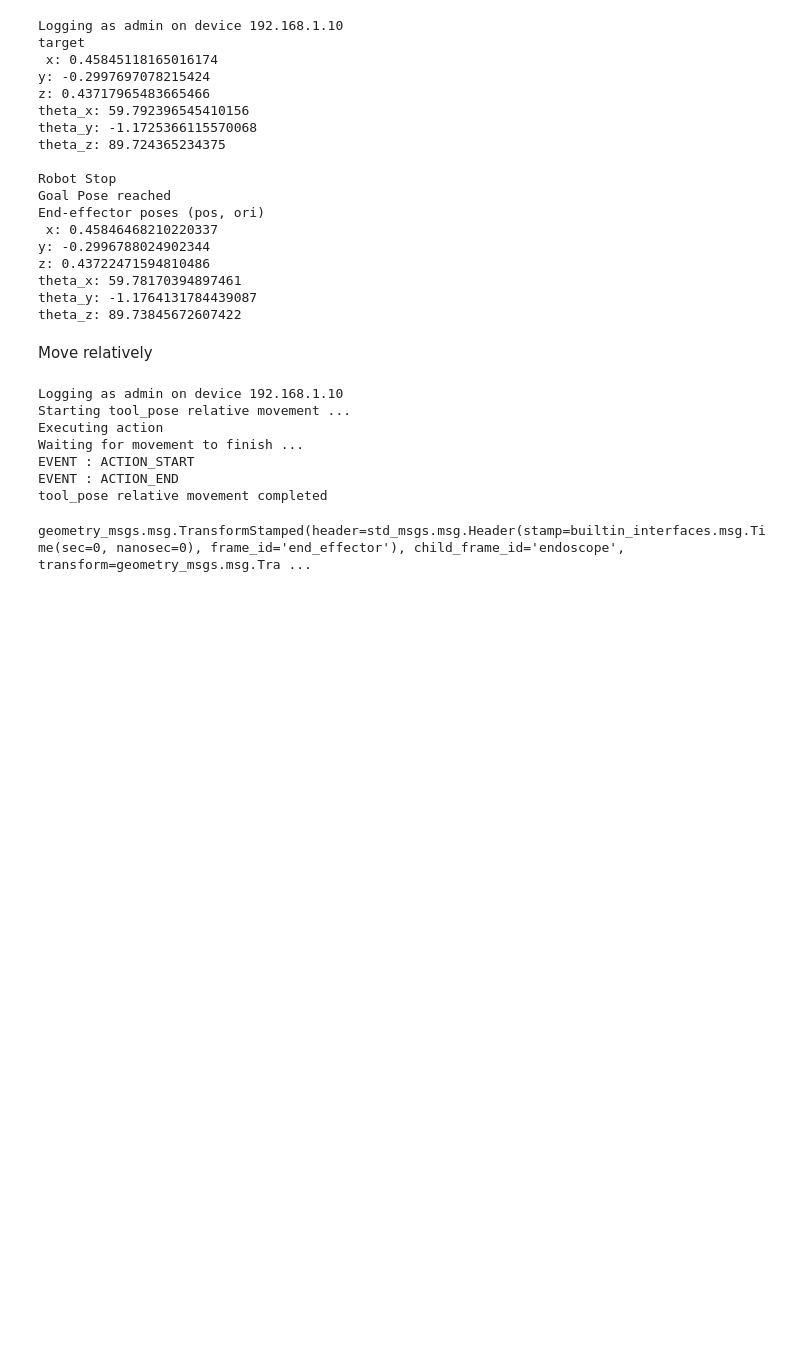
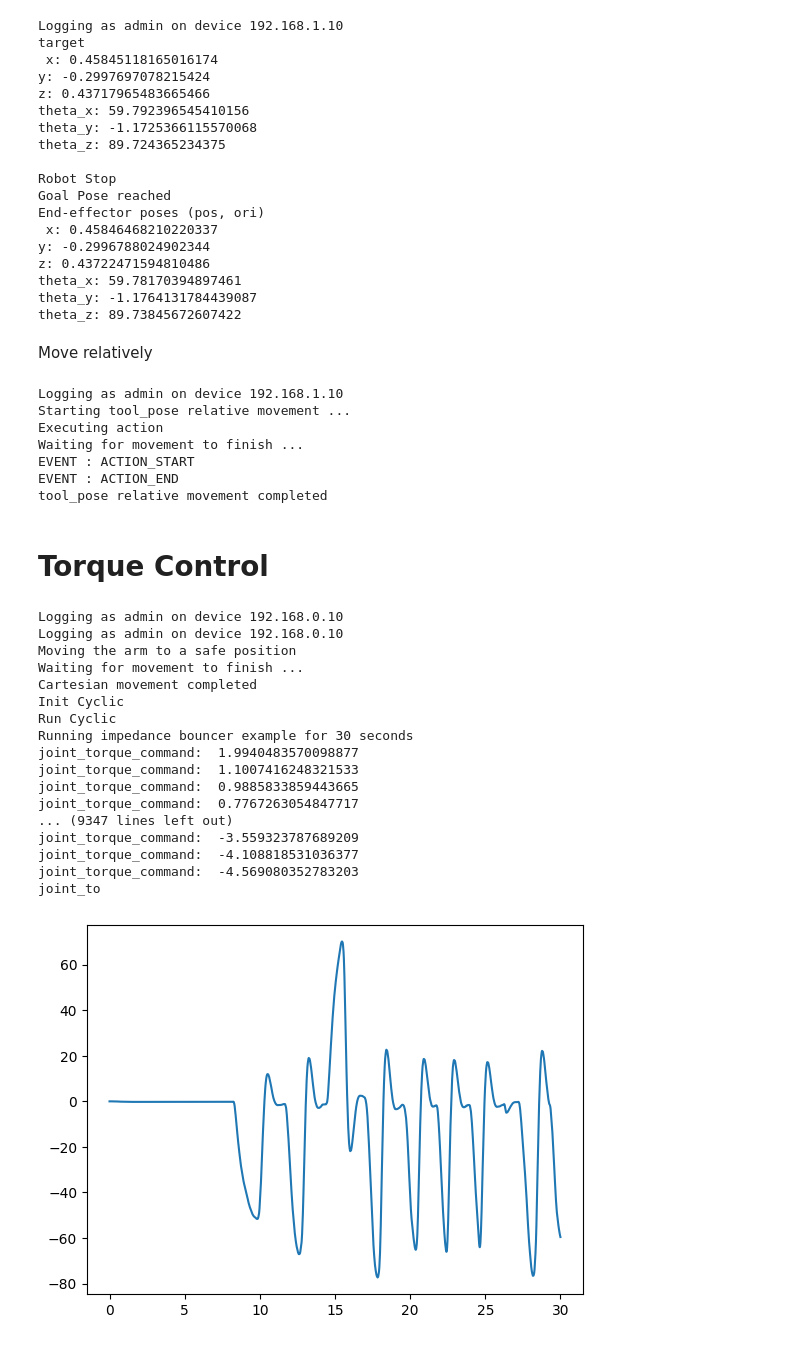
Before and after one commit to kczttm/ros2_kinova_ws, a Jupyter notebook: src/gen3_7dof/gen3_7dof/api_testing.ipynb, the cells around one changed output. Saved outputs shown, nothing was run; the diff lists cells and outputs as text; code cells hidden in the pictures; blank space fills up the shorter version.

```diff
--- a/src/gen3_7dof/gen3_7dof/api_testing.ipynb
+++ b/src/gen3_7dof/gen3_7dof/api_testing.ipynb
@@ -24,7 +24,7 @@ TIMEOUT_DURATION = 20
 # %%
 class TCPArguments:
     def __init__(self):
-        self.ip = "192.168.1.10"
+        self.ip = "192.168.0.10"
         self.username = "admin"
         self.password = "admin"
 
@@ -59,7 +59,7 @@ def move_to_home_position(base):
     action_list = base.ReadAllActions(action_type)
     action_handle = None
     for action in action_list.action_list:
-        if action.name == "Home":
+        if action.name == "L_Home":
             action_handle = action.handle
 
     if action_handle == None:
@@ -339,7 +320,5 @@ Waiting for movement to finish ...
 EVENT : ACTION_START
 EVENT : ACTION_END
 tool_pose relative movement completed
-# %%
-tf
-# %% [output]
-geometry_msgs.msg.TransformStamped(header=std_msgs.msg.Header(stamp=builtin_interfaces.msg.Time(sec=0, nanosec=0), frame_id='end_effector'), child_frame_id='endoscope', transform=geometry_msgs.msg.Tra ...
+# %% [markdown]
+# Torque Control
@@ -345,0 +832,48 @@ geometry_msgs.msg.TransformStamped(header=std_msgs.msg.Header(stamp=builtin_inte
+# %%
+import utilities
+import matplotlib.pyplot as plt
+
+args = TCPArguments()
+t_log = []
+torque_log = []
+# Create connection to the device and get the router
+with utilities.DeviceConnection.createTcpConnection(args) as router, utilities.DeviceConnection.createUdpConnection(args) as router_real_time:
+
+    torque_example = TorqueExample(router, router_real_time, 3.0)
+
+
+    success = torque_example.InitCyclic(0.001, 30, True, torque_example.impedance_surface_bouncer)
+    if success:
+        while torque_example.cyclic_running:
+            try:
+                time.sleep(0.1)
+            except KeyboardInterrupt:
+                break
+
+        torque_example.StopCyclic()
+        t_log = torque_example.time_stamp_sec
+        torque_log = torque_example._tau
+
+# plot the torque
+plt.plot(t_log, torque_log)
+
+print("collision angle: ", torque_example.collision_angle)
+# %% [output]
+Logging as admin on device 192.168.0.10
+Logging as admin on device 192.168.0.10
+Moving the arm to a safe position
+Waiting for movement to finish ...
+Cartesian movement completed
+Init Cyclic
+Run Cyclic
+Running impedance bouncer example for 30 seconds
+joint_torque_command:  1.9940483570098877
+joint_torque_command:  1.1007416248321533
+joint_torque_command:  0.9885833859443665
+joint_torque_command:  0.7767263054847717
+... (9347 lines left out)
+joint_torque_command:  -3.559323787689209
+joint_torque_command:  -4.108818531036377
+joint_torque_command:  -4.569080352783203
+joint_to
+[figure, added]
```
Also changed, not shown: parts of 2 cells of this notebook, 3 other files.
